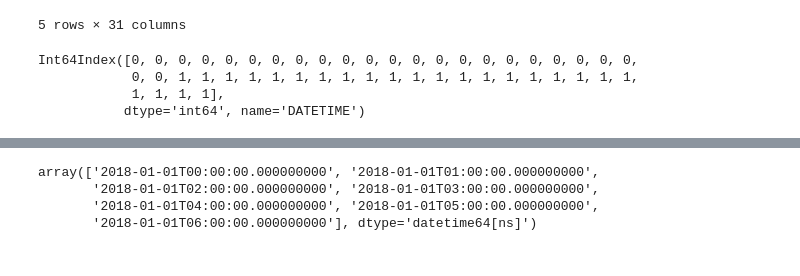
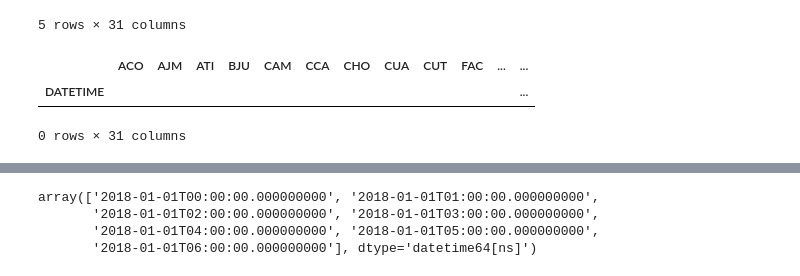
Before and after one commit to lorenaphys/air_pollution_cdmx, a Jupyter notebook: notebooks/Air_pollution_analysis.ipynb, the cells around one changed output, grey strips where cells are left out. Saved outputs shown, nothing was run; the diff lists cells and outputs as text; code cells hidden in the pictures.

```diff
--- a/notebooks/Air_pollution_analysis.ipynb
+++ b/notebooks/Air_pollution_analysis.ipynb
@@ -37,7 +34,0 @@ prueba = CO_2018['2018-01-01 00:00:00':'2018-01-02 23:00:00']
-# %%
-prueba.index.dayofweek
-# %% [output]
-Int64Index([0, 0, 0, 0, 0, 0, 0, 0, 0, 0, 0, 0, 0, 0, 0, 0, 0, 0, 0, 0, 0, 0,
-            0, 0, 1, 1, 1, 1, 1, 1, 1, 1, 1, 1, 1, 1, 1, 1, 1, 1, 1, 1, 1, 1,
-            1, 1, 1, 1],
-           dtype='int64', name='DATETIME')
@@ -51,0 +37,6 @@ Int64Index([0, 0, 0, 0, 0, 0, 0, 0, 0, 0, 0, 0, 0, 0, 0, 0, 0, 0, 0, 0, 0, 0,
+# %%
+CO_2018.dropna(axis = 0)
+# %% [output]
+|  | ACO | AJM | ATI | BJU | CAM | CCA | CHO | CUA | CUT | FAC | ... | ... |
+| DATETIME |  |  |  |  |  |  |  |  |  |  |  | ... |
+0 rows × 31 columns
```
Also changed, not shown: parts of 24 cells of this notebook.
